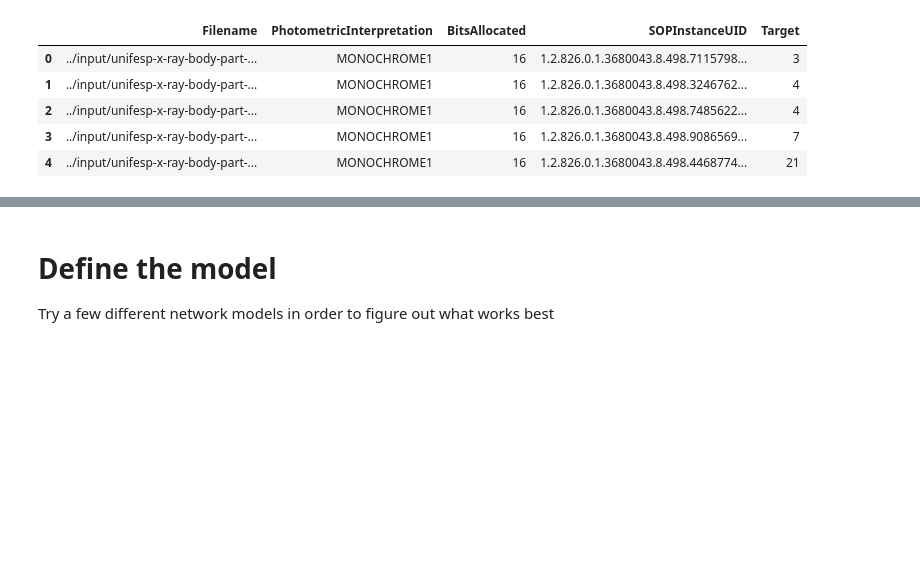
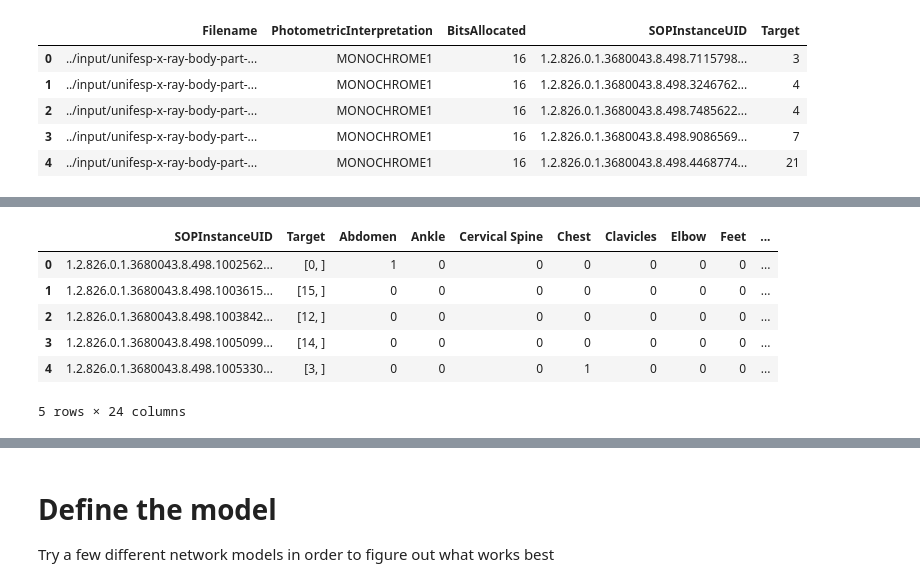
Before and after one commit to Lawreros/x-ray_classification, a Jupyter notebook: unifesp-x-ray-classification.ipynb, the cells around one changed output, grey strips where cells are left out. Cells and saved outputs as stored; diff of their text form; code cells hidden in the pictures; blank space fills up the shorter version.

```diff
--- a/unifesp-x-ray-classification.ipynb
+++ b/unifesp-x-ray-classification.ipynb
@@ -133,0 +151,49 @@ array(['MONOCHROME1', 'MONOCHROME2'], dtype=object)
+# %%
+bodyparts = {
+0 :'Abdomen',
+1 :'Ankle',
+2 :'Cervical Spine',
+3 :'Chest',
+4 :'Clavicles',
+5 :'Elbow',
+6 :'Feet',
+7 :'Finger',
+8 :'Forearm',
+9 :'Hand',
+10 :'Hip',
+11 :'Knee',
+12 :'Lower Leg',
+13 :'Lumbar Spine',
+14 :'Others',
+15 :'Pelvis',
+16 :'Shoulder',
+17 :'Sinus',
+18 :'Skull',
+19 :'Thigh' ,
+20 :'Thoracic Spine',
+21 :'Wrist',
+}
+
+reverse_train_labels = dict((v,k) for k,v in bodyparts.items())
+
+def fill_targets(row):
+    row.Target = np.array(row.Target.split(" "))
+    for num in row.Target:
+        if num != '':
+            name = bodyparts[int(num)]
+            row.loc[name]=1
+    return row
+
+for key in bodyparts.keys():
+    train_df[bodyparts[key]] = 0
+
+train_labels = train_df.apply(fill_targets, axis=1)
+train_labels.head()
+# %% [output]
+|  | SOPInstanceUID | Target | Abdomen | Ankle | Cervical Spine | Chest | Clavicles | Elbow | Feet | ... |
+| 0 | 1.2.826.0.1.3680043.8.498.1002562... | [0, ] | 1 | 0 | 0 | 0 | 0 | 0 | 0 | ... |
+| 1 | 1.2.826.0.1.3680043.8.498.1003615... | [15, ] | 0 | 0 | 0 | 0 | 0 | 0 | 0 | ... |
+| 2 | 1.2.826.0.1.3680043.8.498.1003842... | [12, ] | 0 | 0 | 0 | 0 | 0 | 0 | 0 | ... |
+| 3 | 1.2.826.0.1.3680043.8.498.1005099... | [14, ] | 0 | 0 | 0 | 0 | 0 | 0 | 0 | ... |
+| 4 | 1.2.826.0.1.3680043.8.498.1005330... | [3, ] | 0 | 0 | 0 | 1 | 0 | 0 | 0 | ... |
+5 rows × 24 columns
```
Also changed, not shown: parts of 11 cells of this notebook.
